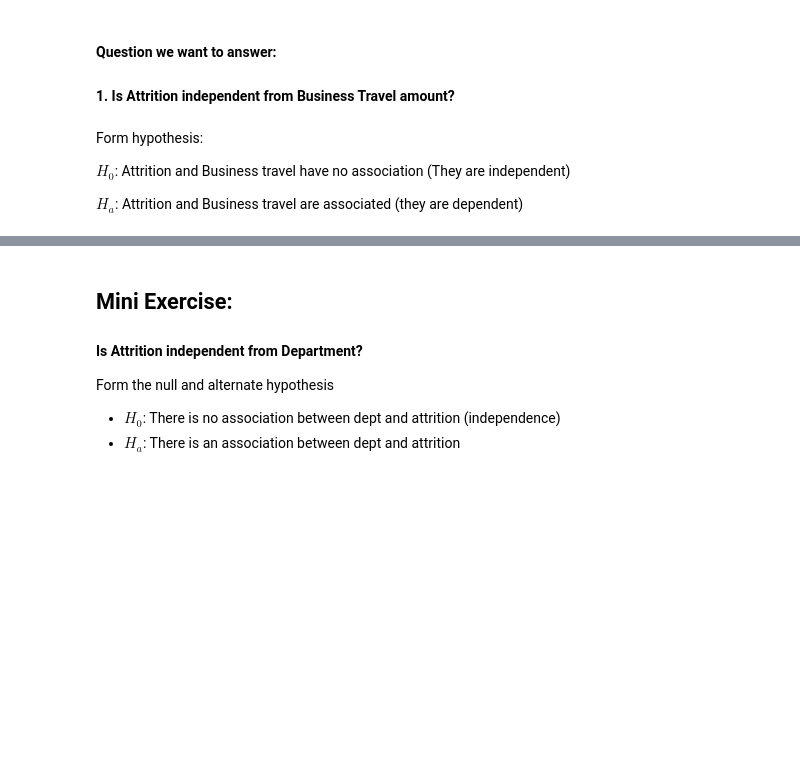
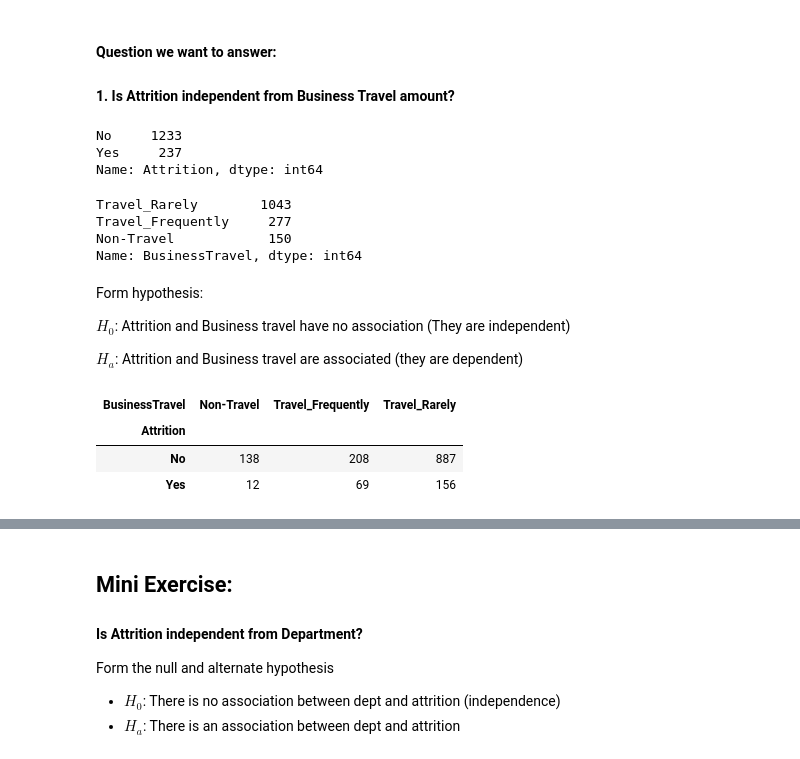
Before and after one commit to CodeupClassroom/germain-statistics-exercises, a Jupyter notebook: Chi_squared_intro.ipynb, the cells around one changed output, grey strips where cells are left out. Cells and saved outputs as stored; diff of their text form; code cells hidden in the pictures; blank space fills up the shorter version.

```diff
--- a/Chi_squared_intro.ipynb
+++ b/Chi_squared_intro.ipynb
@@ -85,8 +144,21 @@ df.nunique()
 #### 1. Is Attrition independent from Business Travel amount?
 # %%
 # look at # of categories in Attrition column
+
+df.Attrition.value_counts()
+# %% [output]
+No     1233
+Yes     237
+Name: Attrition, dtype: int64
 # %%
 # look at # of categories in business travel
+
+df.BusinessTravel.value_counts()
+# %% [output]
+Travel_Rarely        1043
+Travel_Frequently     277
+Non-Travel            150
+Name: BusinessTravel, dtype: int64
 # %% [markdown]
 Form hypothesis:
 
@@ -95,6 +167,14 @@ $H_0$: Attrition and Business travel have no association (They are independent)
 $H_a$: Attrition and Business travel are associated (they are dependent)
 # %%
 # Crosstab Attrition vs Business Travel
+
+observed = pd.crosstab(df.Attrition, df.BusinessTravel)
+observed
+# %% [output]
+| BusinessTravel | Non-Travel | Travel_Frequently | Travel_Rarely |
+| Attrition |  |  |  |
+| No | 138 | 208 | 887 |
+| Yes | 12 | 69 | 156 |
 # %%
 # Set our alpha
 
```
Also changed, not shown: parts of 16 cells of this notebook.
